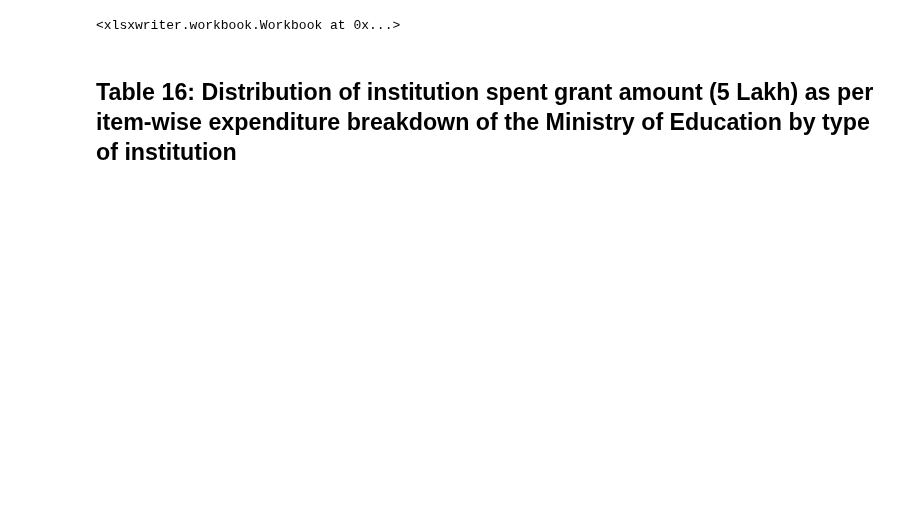
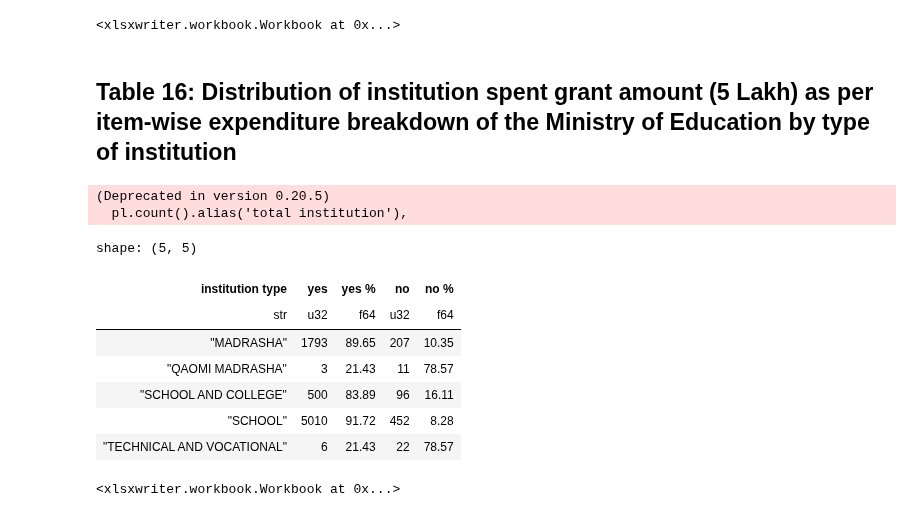
Before and after one commit to monjurmorshed793/sedp-reports, a Jupyter notebook: src/sedp_reports/pbgsi-report.ipynb, the cells around one changed output. Drawn from its saved outputs; the diff is of its cells as text; code cells hidden in the pictures; blank space fills up the shorter version.

```diff
--- a/src/sedp_reports/pbgsi-report.ipynb
+++ b/src/sedp_reports/pbgsi-report.ipynb
@@ -1004,12 +1004,38 @@ report15_df.write_excel('output/table15.xlsx')
 # %%
 from generate.general_information import GENERALIZED_INSTITUTION_TYPE_NAME_EN, SMAG_EXPENSE_DISTRIBUTION_DONE, WAS_RETURNED
 
 general_information = general_information.filter(pl.col(WAS_RETURNED)!=1)
 
 report16 = (
     general_information.lazy()
     .group_by(pl.col(GENERALIZED_INSTITUTION_TYPE_NAME_EN).alias('institution type'))
     .agg([
-
+        pl.count().alias('total institution'),
+        (pl.col(SMAG_EXPENSE_DISTRIBUTION_DONE)==1).sum().alias('yes'),
+        (pl.col(SMAG_EXPENSE_DISTRIBUTION_DONE)!=1).sum().alias('no')
     ])
 )
+
+report16_df = report16.collect()
+report16_df = report16_df.with_columns([
+    (((pl.col('yes'))/(pl.col('total institution'))) * 100).round(2).alias('yes %'),
+    (((pl.col('no'))/(pl.col('total institution'))) * 100).round(2).alias('no %'),
+])
+
+report16_df = report16_df.select(['institution type', 'yes','yes %','no', 'no %'])
+report16_df.head()
+# %% [output]
+(Deprecated in version 0.20.5)
+  pl.count().alias('total institution'),
+shape: (5, 5)
+| institution type | yes | yes % | no | no % |
+| str | u32 | f64 | u32 | f64 |
+| "MADRASHA" | 1793 | 89.65 | 207 | 10.35 |
+| "QAOMI MADRASHA" | 3 | 21.43 | 11 | 78.57 |
+| "SCHOOL AND COLLEGE" | 500 | 83.89 | 96 | 16.11 |
+| "SCHOOL" | 5010 | 91.72 | 452 | 8.28 |
+| "TECHNICAL AND VOCATIONAL" | 6 | 21.43 | 22 | 78.57 |
+# %%
+report16_df.write_excel('output/table16.xlsx')
+# %% [output]
+<xlsxwriter.workbook.Workbook at 0x...>
```
Also changed, not shown: parts of 9 cells of this notebook.
